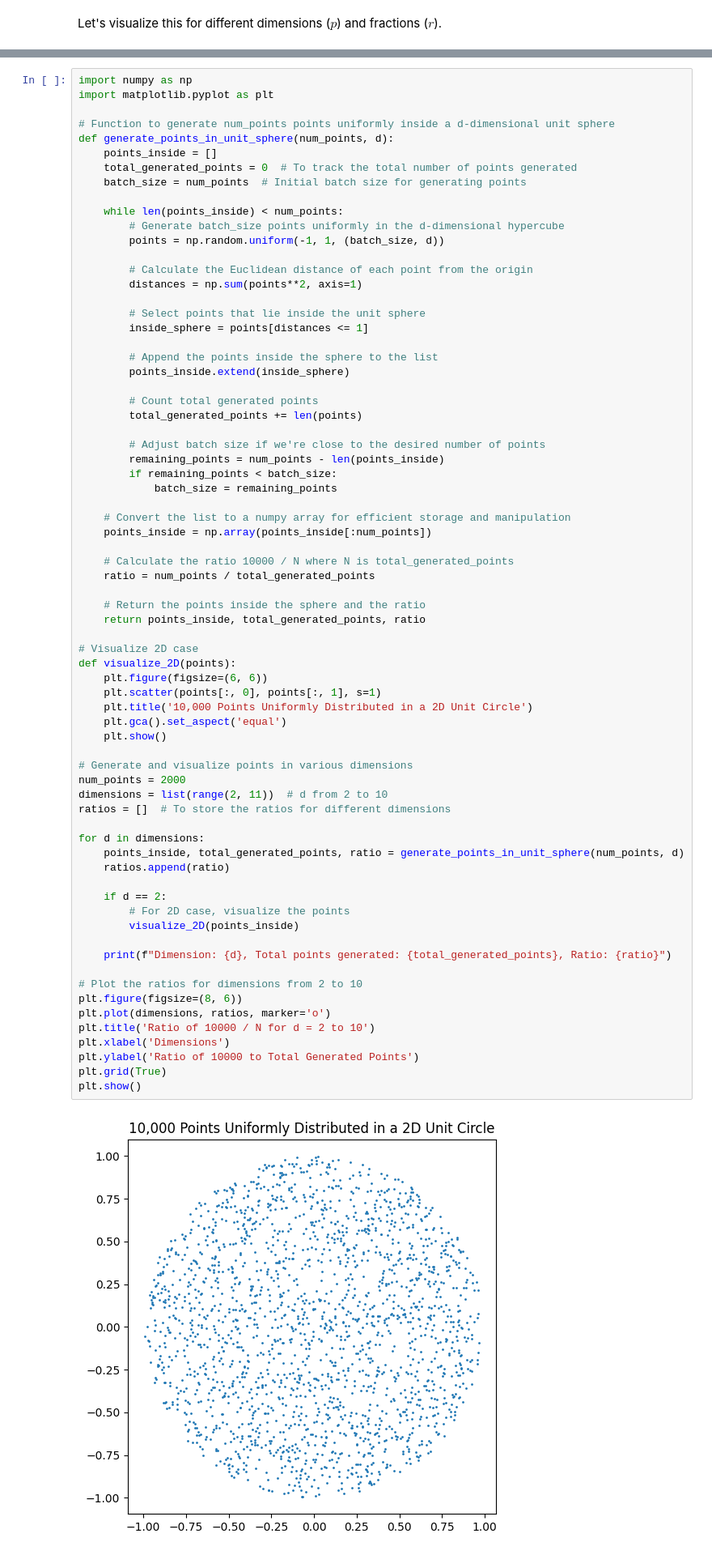
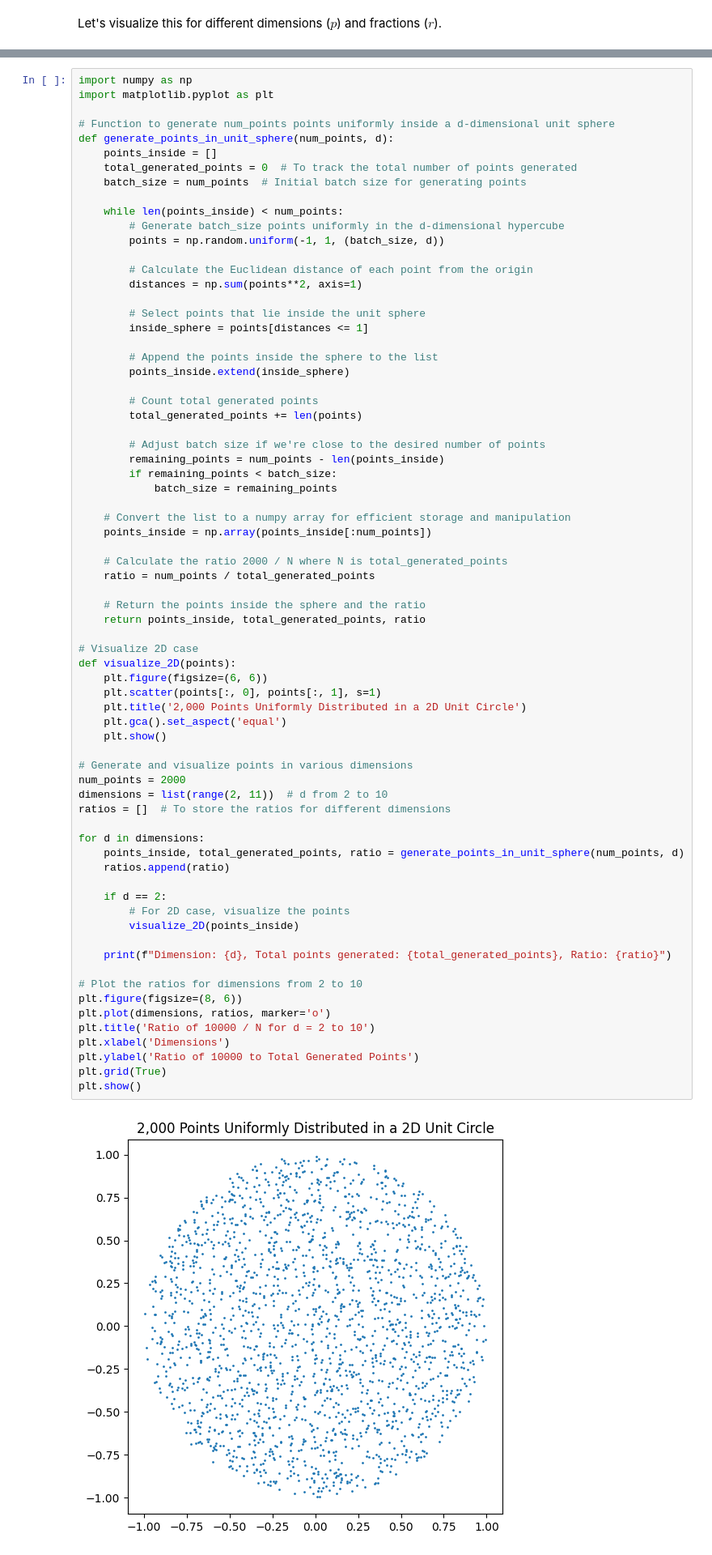
Before and after one commit to fum-cs/a4ds, a Jupyter notebook: high-dimensional-spaces/High-Dimensional-Data-and-The-Curse-of-Dimensionality.ipynb, the cells around one changed output, grey strips where cells are left out. Shown at 81% size. Saved outputs shown, nothing was run; the diff lists cells and outputs as text.

```diff
--- a/high-dimensional-spaces/High-Dimensional-Data-and-The-Curse-of-Dimensionality.ipynb
+++ b/high-dimensional-spaces/High-Dimensional-Data-and-The-Curse-of-Dimensionality.ipynb
@@ -225,7 +225,7 @@ def generate_points_in_unit_sphere(num_points, d):
     # Convert the list to a numpy array for efficient storage and manipulation
     points_inside = np.array(points_inside[:num_points])
 
-    # Calculate the ratio 10000 / N where N is total_generated_points
+    # Calculate the ratio 2000 / N where N is total_generated_points
     ratio = num_points / total_generated_points
 
     # Return the points inside the sphere and the ratio
@@ -235,32 +235,32 @@ def generate_points_in_unit_sphere(num_points, d):
 def visualize_2D(points):
     plt.figure(figsize=(6, 6))
     plt.scatter(points[:, 0], points[:, 1], s=1)
-    plt.title('10,000 Points Uniformly Distributed in a 2D Unit Circle')
+    plt.title('2,000 Points Uniformly Distributed in a 2D Unit Circle')
     plt.gca().set_aspect('equal')
     plt.show()
 
 # Generate and visualize points in various dimensions
 num_points = 2000
 dimensions = list(range(2, 11))  # d from 2 to 10
 ratios = []  # To store the ratios for different dimensions
 
 for d in dimensions:
     points_inside, total_generated_points, ratio = generate_points_in_unit_sphere(num_points, d)
     ratios.append(ratio)
 
     if d == 2:
         # For 2D case, visualize the points
         visualize_2D(points_inside)
 
     print(f"Dimension: {d}, Total points generated: {total_generated_points}, Ratio: {ratio}")
 
 # Plot the ratios for dimensions from 2 to 10
 plt.figure(figsize=(8, 6))
 plt.plot(dimensions, ratios, marker='o')
 plt.title('Ratio of 10000 / N for d = 2 to 10')
 plt.xlabel('Dimensions')
 plt.ylabel('Ratio of 10000 to Total Generated Points')
 plt.grid(True)
 plt.show()
 # %% [output]
-[figure, old version]
+[figure, new version]
```
Also changed, not shown: parts of 10 cells of this notebook, 1 other file.
